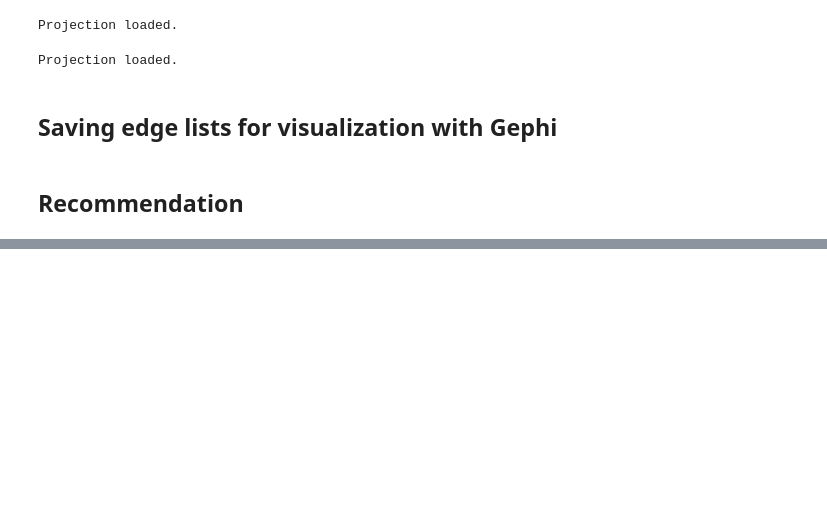
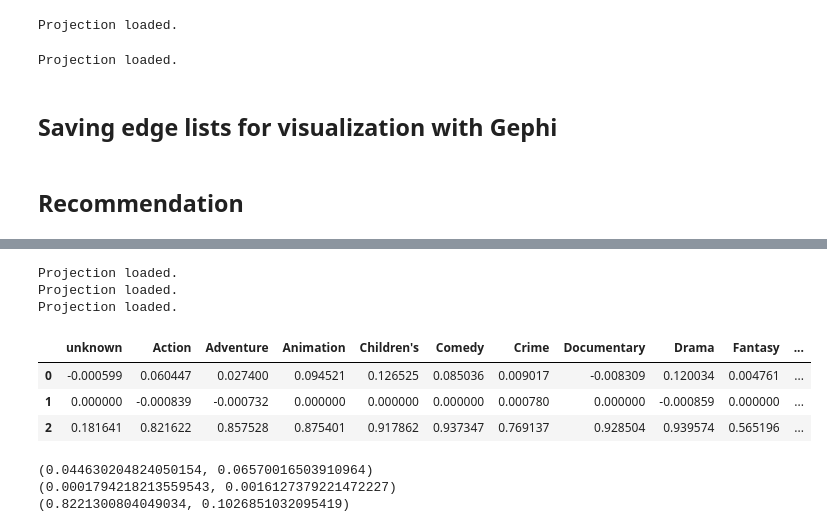
Before and after one commit to Christian-Weidemann/Movie-Mirror, a Jupyter notebook: project.ipynb, the cells around one changed output, grey strips where cells are left out. Cells and saved outputs as stored; diff of their text form; code cells hidden in the pictures; blank space fills up the shorter version.

Commit message:
Average and standard deviation for homophily.

```diff
--- a/project.ipynb
+++ b/project.ipynb
@@ -534,23 +557,48 @@ print(k_recommend_from_list(20,rating_genre_allocation_movies, liked_movie_list)
 # %%
 # For multiple likes movies, find highest average weight movie
 # %%
-load_genres(rating_allocation_movies, genres)
-load_genres(simple_weights_movies, genres)
-load_genres(rating_genre_allocation_movies, genres)
+top10_simple_weights_movies = load_projection("top10_simple_weights_movies.p")
+top10_rating_allocation_movies = load_projection("top10_rating_allocation_movies.p")
+top10_rating_genre_allocation_movies = load_projection("top10_rating_genre_allocation_movies.p")
+
+load_genres(top10_simple_weights_movies, genres)
+load_genres(top10_rating_allocation_movies, genres)
+load_genres(top10_rating_genre_allocation_movies, genres)
 
 assortativity_coef_dict = dict()
 for genre in genres.values():
     assortativity_coef_dict[genre] = [
        nx.assortativity.attribute_assortativity_coefficient(
-           rating_allocation_movies, attribute=genre
-       ), nx.assortativity.attribute_assortativity_coefficient(
-            simple_weights_movies, attribute=genre
+           top10_simple_weights_movies, attribute=genre
+       ),
+        nx.assortativity.attribute_assortativity_coefficient(
+            top10_rating_allocation_movies, attribute=genre
         ),
         nx.assortativity.attribute_assortativity_coefficient(
-            rating_genre_allocation_movies, attribute=genre
+            top10_rating_genre_allocation_movies, attribute=genre
         )
     ]
 
 df = pd.DataFrame(assortativity_coef_dict)
-df.insert(0, "Projections", ["Resource Allocation","Simple Weights", "Genre Allocation"])
-print(df)
+df
+# %% [output]
+Projection loaded.
+Projection loaded.
+Projection loaded.
+|  | unknown | Action | Adventure | Animation | Children's | Comedy | Crime | Documentary | Drama | Fantasy | ... |
+| 0 | -0.000599 | 0.060447 | 0.027400 | 0.094521 | 0.126525 | 0.085036 | 0.009017 | -0.008309 | 0.120034 | 0.004761 | ... |
+| 1 | 0.000000 | -0.000839 | -0.000732 | 0.000000 | 0.000000 | 0.000000 | 0.000780 | 0.000000 | -0.000859 | 0.000000 | ... |
+| 2 | 0.181641 | 0.821622 | 0.857528 | 0.875401 | 0.917862 | 0.937347 | 0.769137 | 0.928504 | 0.939574 | 0.565196 | ... |
+# %%
+simple_weights_average, simple_weights_std = np.mean(df.iloc[0]), np.std(df.iloc[0])
+print((simple_weights_average, simple_weights_std))
+
+rating_allocation_average, rating_allocation_std = np.mean(df.iloc[1]), np.std(df.iloc[1])
+print((rating_allocation_average, rating_allocation_std))
+
+genre_allocation_average, genre_allocation_std = np.mean(df.iloc[2][1:]), np.std(df.iloc[2][1:])
+print((genre_allocation_average, genre_allocation_std))
+# %% [output]
+(0.044630204824050154, 0.06570016503910964)
+(0.0001794218213559543, 0.0016127379221472227)
+(0.8221300804049034, 0.1026851032095419)
```
Also changed, not shown: parts of 1 cell of this notebook.
